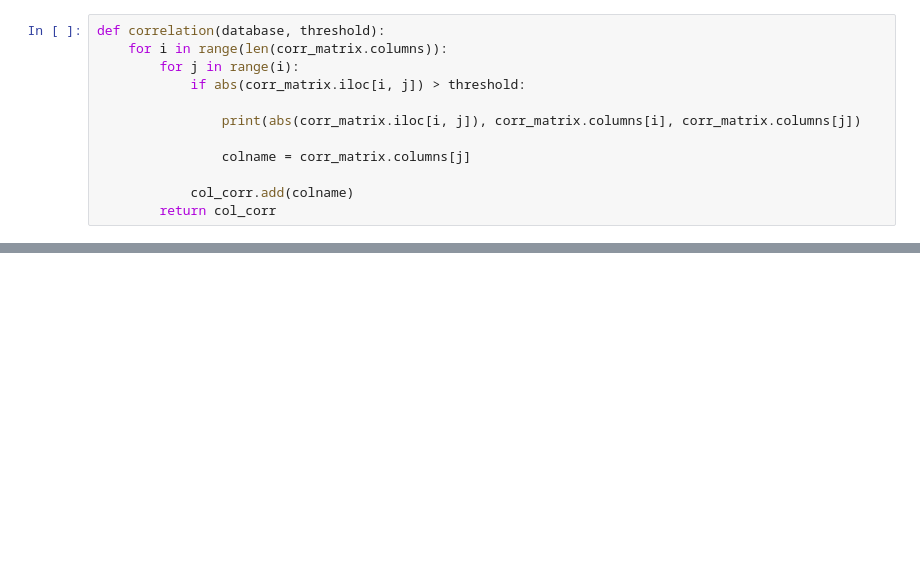
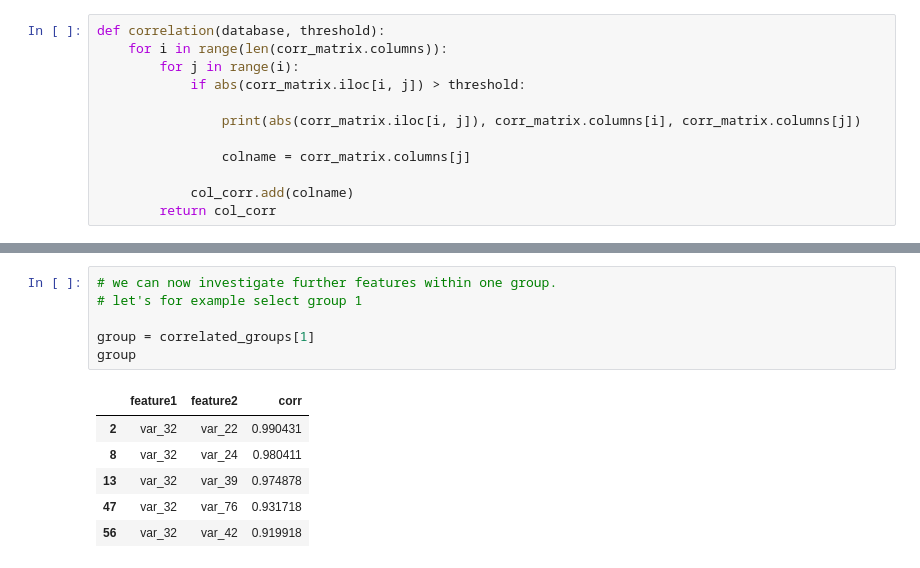
Before and after one commit to daianeklein/Feature-Selection, a Jupyter notebook: Correlation.ipynb, the cells around one changed output, grey strips where cells are left out. Drawn from its saved outputs; the diff is of its cells as text; blank space fills up the shorter version.

```diff
--- a/Correlation.ipynb
+++ b/Correlation.ipynb
@@ -225,0 +299,13 @@ len(set(corr_features))
+# %%
+# we can now investigate further features within one group.
+# let's for example select group 1
+
+group = correlated_groups[1]
+group
+# %% [output]
+|  | feature1 | feature2 | corr |
+| 2 | var_32 | var_22 | 0.990431 |
+| 8 | var_32 | var_24 | 0.980411 |
+| 13 | var_32 | var_39 | 0.974878 |
+| 47 | var_32 | var_76 | 0.931718 |
+| 56 | var_32 | var_42 | 0.919918 |
```
Also changed, not shown: parts of 16 cells of this notebook, 1 other file.
